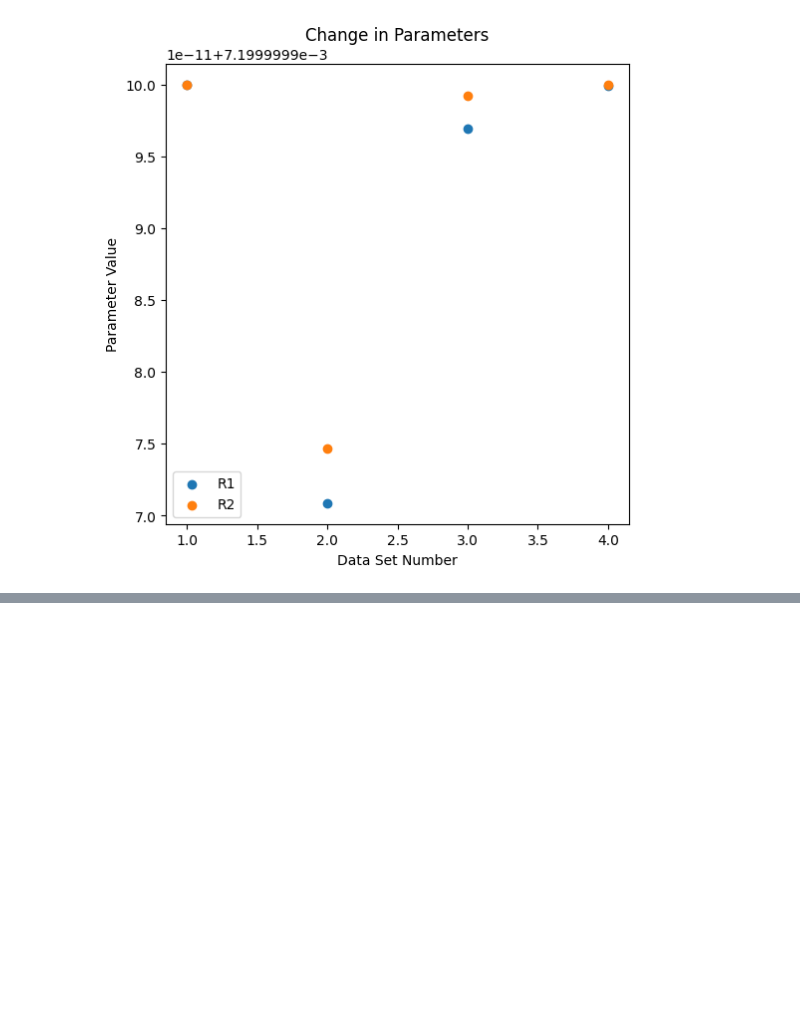
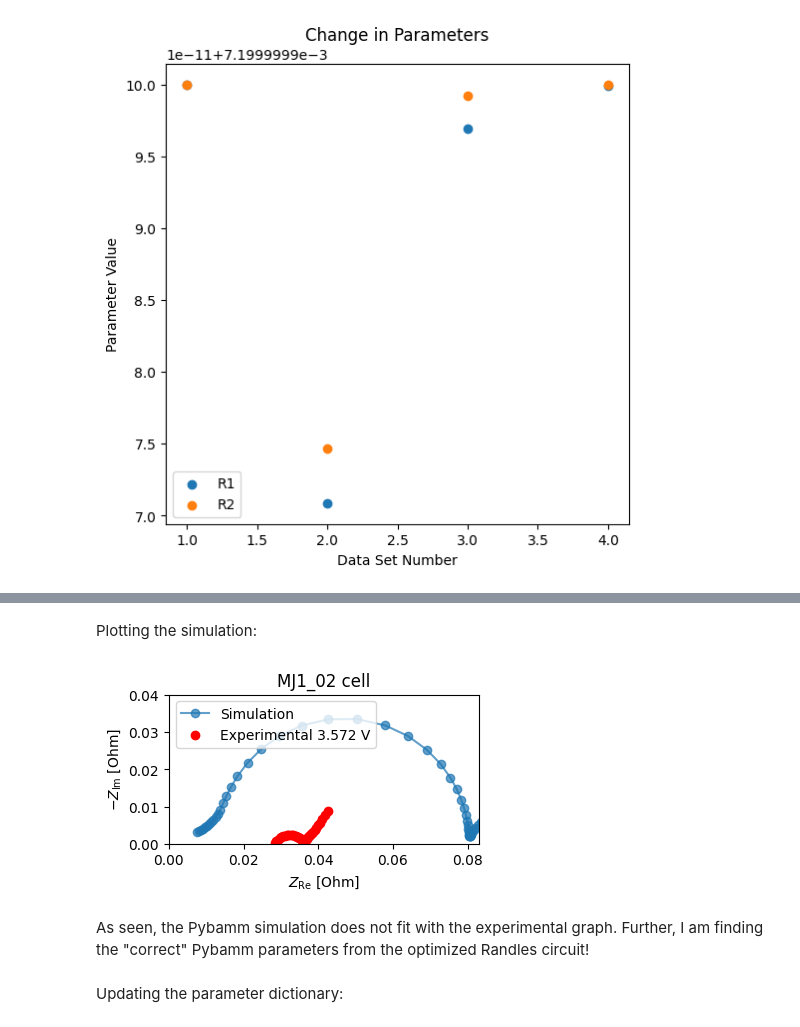
Before and after one commit to samaard2001/EIS-code, a Jupyter notebook: Code/EIS_ECM.ipynb, the cells around one changed output, grey strips where cells are left out. Cells and saved outputs as stored; diff of their text form; code cells hidden in the pictures; blank space fills up the shorter version.

```diff
--- a/Code/EIS_ECM.ipynb
+++ b/Code/EIS_ECM.ipynb
@@ -190,0 +230,27 @@ plot_change_param(['R1', 'R2'], a_meyers_all, calc_meyers_all_Z, optimize_randle
+# %%
+# Changing state of charge SOC
+z = 0.45
+
+x0, x100, y100, y0 = pybamm.lithium_ion.get_min_max_stoichiometries(params)
+x = x0 + z * (x100 - x0)
+y = y0 - z * (y0 - y100)
+c_n_max = params["Maximum concentration in negative electrode [mol.m-3]"]
+c_p_max = params["Maximum concentration in positive electrode [mol.m-3]"]
+
+params.update(
+    {
+        "Initial concentration in negative electrode [mol.m-3]": x * c_n_max,
+        "Initial concentration in positive electrode [mol.m-3]": y * c_p_max,
+    }
+)
+
+# Choosing the same frequency range as in the experimental plot.
+frequencies = np.array(get_exp_data(1, "")[1])
+# %% [markdown]
+Plotting the simulation:
+# %%
+pybamm_plotting(1, params)
+# %% [output]
+[figure, added]
+# %% [markdown]
+As seen, the Pybamm simulation does not fit with the experimental graph. Further, I am finding the "correct" Pybamm parameters from the optimized Randles circuit!
@@ -190,0 +290,2 @@ plot_change_param(['R1', 'R2'], a_meyers_all, calc_meyers_all_Z, optimize_randle
+# %% [markdown]
+Updating the parameter dictionary:
```
Also changed, not shown: parts of 11 cells of this notebook, 7 other files.
